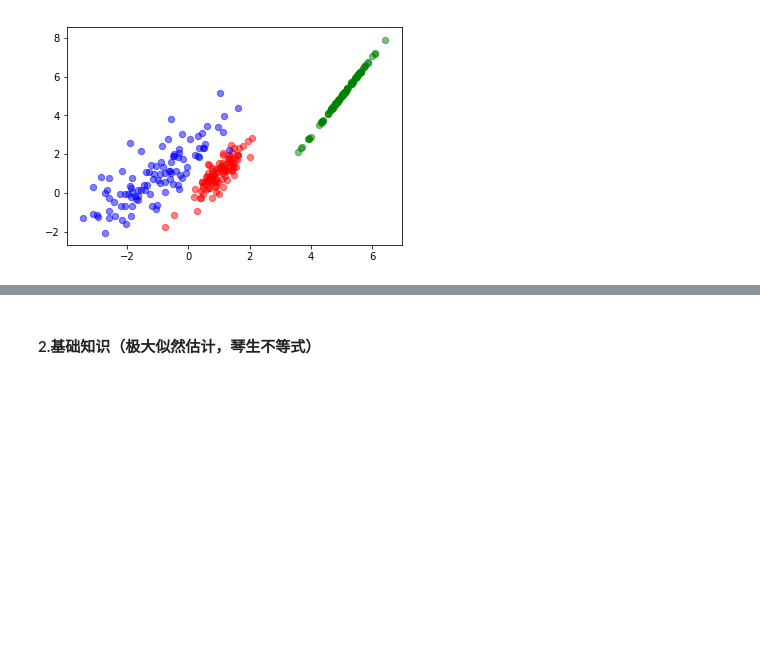
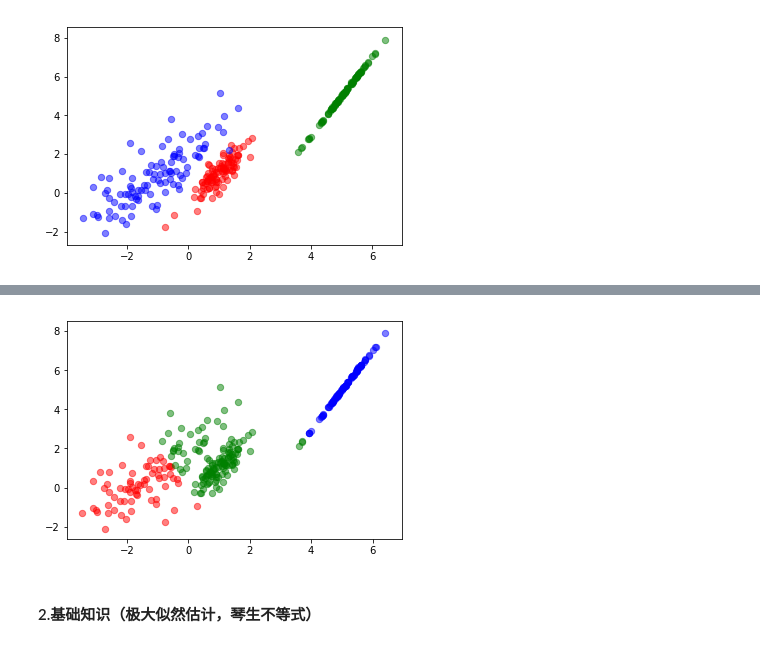
Before and after one commit to Kai1991/ML, a Jupyter notebook: EM算法.ipynb, the cells around one changed output, grey strips where cells are left out. Cells and saved outputs as stored; diff of their text form; code cells hidden in the pictures; blank space fills up the shorter version.

```diff
--- a/EM算法.ipynb
+++ b/EM算法.ipynb
@@ -91,3 +171,12 @@ my_k_means(samples,k=3,num_iters=10)
+# %%
+kmeans = KMeans(n_clusters=3, random_state=0).fit(samples)
+label = kmeans.labels_
+#绘制聚类后的数据
+colors = ["r", "b", "g"]
+for i in range(3):
+    plt.scatter(samples[label == i, 0], samples[label == i, 1], c=colors[i], s=40, alpha=0.5)
+# %% [output]
+[figure, added]
 # %% [markdown]
 #### 2.基础知识（极大似然估计，琴生不等式）
 # %% [markdown]
```
Also changed, not shown: parts of 8 cells of this notebook.
